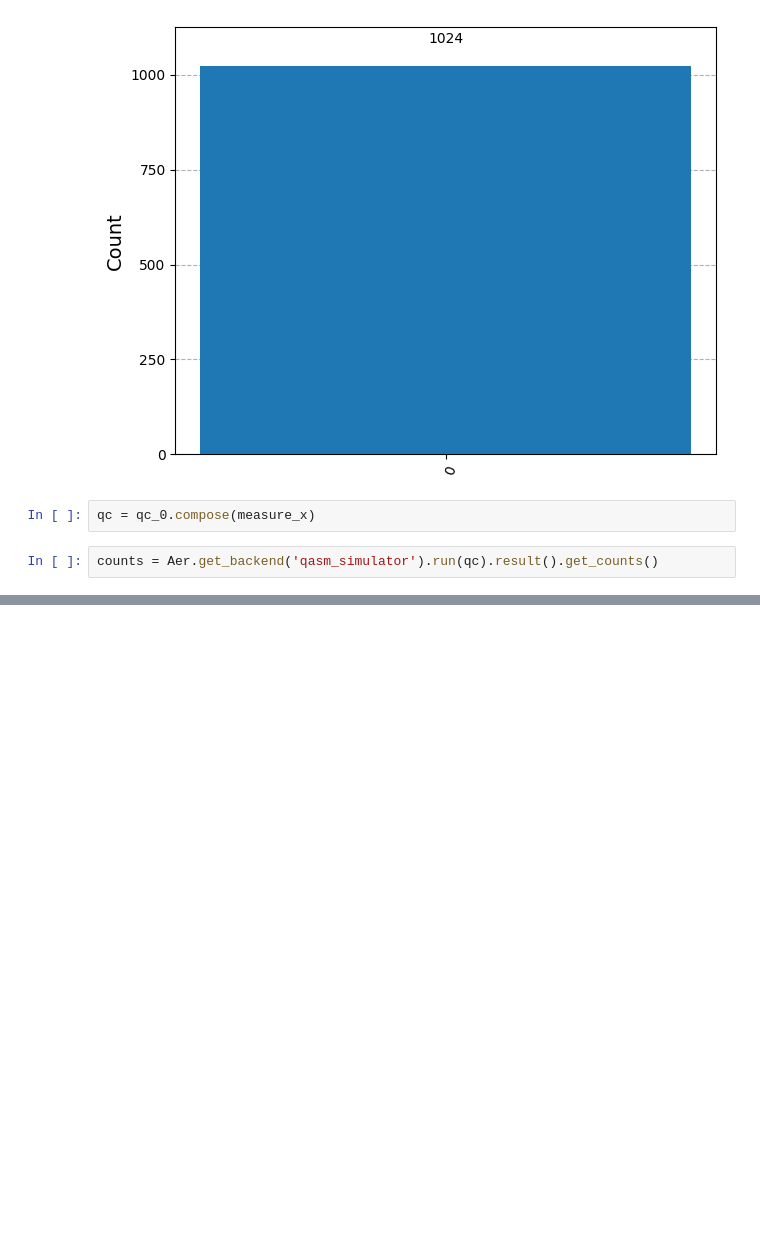
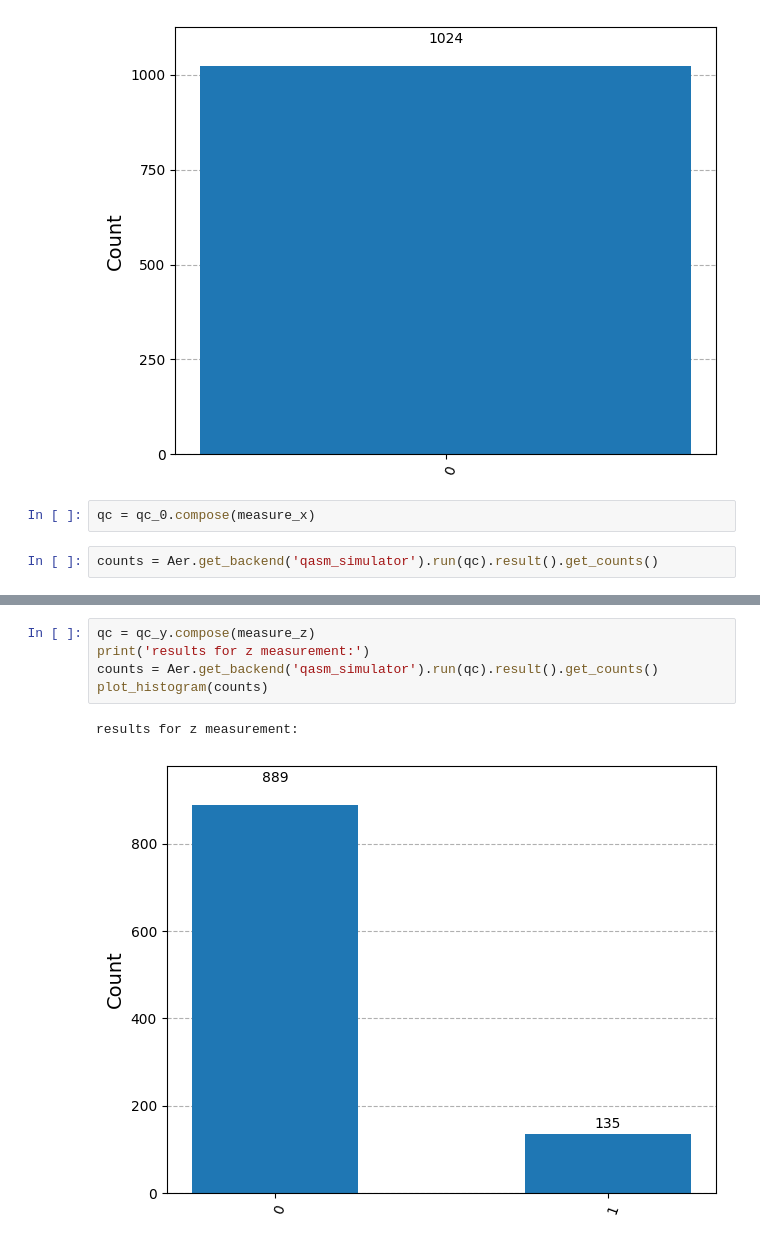
Before and after one commit to ram-polisetti/qiskit, a Jupyter notebook: Fundamentals.ipynb, the cells around one changed output, grey strips where cells are left out. Drawn from its saved outputs; the diff is of its cells as text; blank space fills up the shorter version.

```diff
--- a/Fundamentals.ipynb
+++ b/Fundamentals.ipynb
@@ -609,0 +643,8 @@ plot_histogram(counts)
+# %%
+qc = qc_y.compose(measure_z)
+print('results for z measurement:')
+counts = Aer.get_backend('qasm_simulator').run(qc).result().get_counts()
+plot_histogram(counts)
+# %% [output]
+results for z measurement:
+[figure, added]
```
Also changed, not shown: parts of 13 cells of this notebook.
